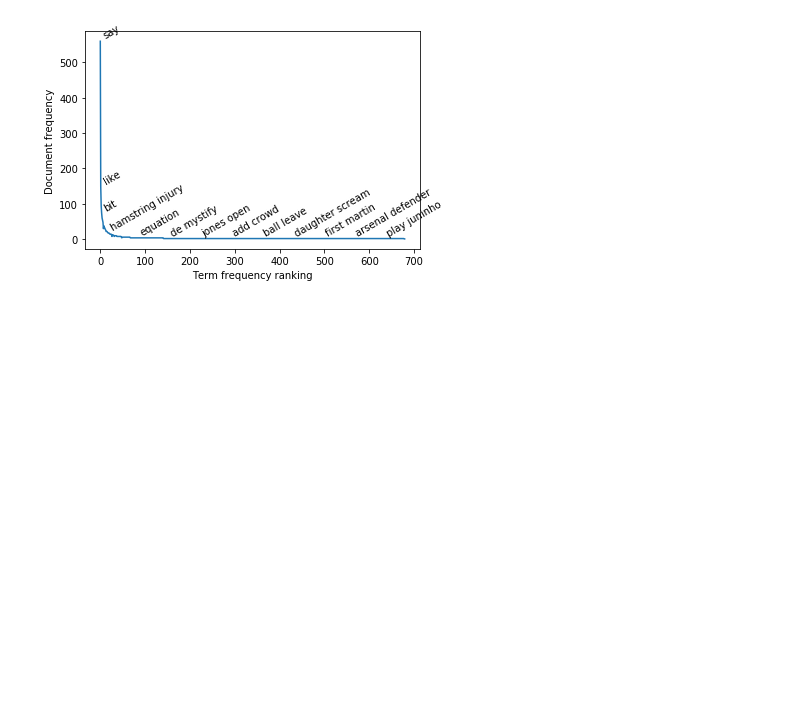
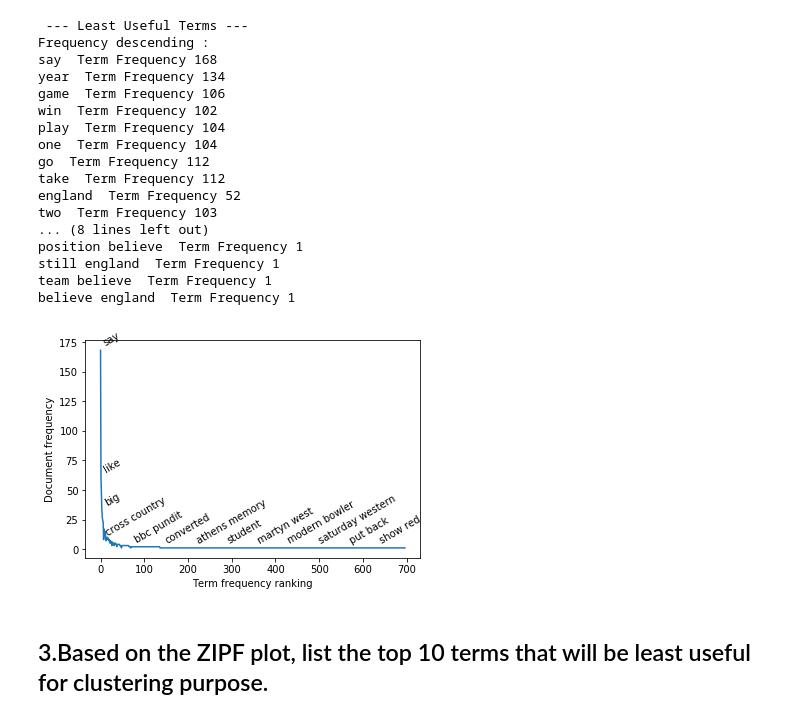
Before and after one commit to jiangdonghan/IFN645Assignment1, a Jupyter notebook: textmining.ipynb, the cells around one changed output. Cells and saved outputs as stored; diff of their text form; code cells hidden in the pictures; blank space fills up the shorter version.

```diff
--- a/textmining.ipynb
+++ b/textmining.ipynb
@@ -54,0 +35,17 @@ finished
+# %%
+filePaths=[]
+fileContents=[]
+for root,dirs,files in os.walk('txt/text-files-to-mine/'):
+    for name in files:
+        filePath=os.path.join(root,name)
+        filePaths.append(filePath)
+        f=codecs.open(filePath,'r','utf-8')
+        fileContent=f.read()
+        f.close()
+        fileContents.append(fileContent)
+
+import pandas
+df=pandas.DataFrame({
+    'fileContent':fileContents
+})
+rs = 42
@@ -163,7 +179,7 @@ def calculate_tf_idf_terms(document_col):
 
     # use count vectorizer to find TF and DF of each term
     count_vec = CountVectorizer(tokenizer=cab_tokenizer, ngram_range=(1,2))
-    X_count = count_vec.fit_transform(data)
+    X_count = count_vec.fit_transform(df['fileContent'])
 
     # create list of terms and their tf and df
     terms = [{'term': t, 'idx': count_vec.vocabulary_[t],
@@ -173,7 +189,7 @@ def calculate_tf_idf_terms(document_col):
 
     return terms
 
-terms = calculate_tf_idf_terms(data)
+terms = calculate_tf_idf_terms(df)
 # %%
 # visualisation of ZIPF law
 def visualise_zipf(terms, itr_step = 50):
@@ -186,33 +202,61 @@ def visualise_zipf(terms, itr_step = 50):
 
     # sort terms by its frequency
     terms.sort(key=lambda x: (x['tf'], x['df']), reverse=True)
-
+    print(" --- Least Useful Terms --- ")
+    print("Frequency descending :")
+    for term in terms[0:10]:
+        print(term['term'],  " Term Frequency", term['df'])
+    print("------------------")
+    print("Frequency Ascending :")
+    leng = len(terms) - 1
+    for term in terms[(leng - 10):leng]:
+        print(term['term'], " Term Frequency", term['df'])
     # select a few of the terms for plotting purpose
     sel_terms = [terms[i] for i in range(0, len(terms), itr_step)]
     labels = [term['term'] for term in sel_terms]
 
     # plot term frequency ranking vs its DF
     plt.plot(range(len(sel_terms)), [x['df'] for x in sel_terms])
     plt.xlabel('Term frequency ranking')
     plt.ylabel('Document frequency')
 
     max_x = len(sel_terms)
     max_y = max([x['df'] for x in sel_terms])
 
     # annotate the points
     prev_x, prev_y = 0, 0
     for label, x, y in zip(labels,range(len(sel_terms)), [x['df'] for x in sel_terms]):
         # calculate the relative distance between labels to increase visibility
         x_dist = (abs(x - prev_x) / float(max_x)) ** 2
         y_dist = (abs(y - prev_y) / float(max_y)) ** 2
         scaled_dist = sqrt(x_dist + y_dist)
 
         if (scaled_dist > 0.1):
             plt.text(x+2, y+2, label, {'ha': 'left', 'va': 'bottom'}, rotation=30)
             prev_x, prev_y = x, y
 
     plt.show()
 
+
 visualise_zipf(terms)
 # %% [output]
+ --- Least Useful Terms ---
+Frequency descending :
+say  Term Frequency 168
+year  Term Frequency 134
+game  Term Frequency 106
+win  Term Frequency 102
+play  Term Frequency 104
+one  Term Frequency 104
+go  Term Frequency 112
+take  Term Frequency 112
+england  Term Frequency 52
+two  Term Frequency 103
+... (8 lines left out)
+position believe  Term Frequency 1
+still england  Term Frequency 1
+team believe  Term Frequency 1
+believe england  Term Frequency 1
-[figure, old version]
+[figure, new version]
+# %% [markdown]
+## 3.Based on the ZIPF plot, list the top 10 terms that will be least useful for clustering purpose.
```
Also changed, not shown: parts of 21 cells of this notebook.
